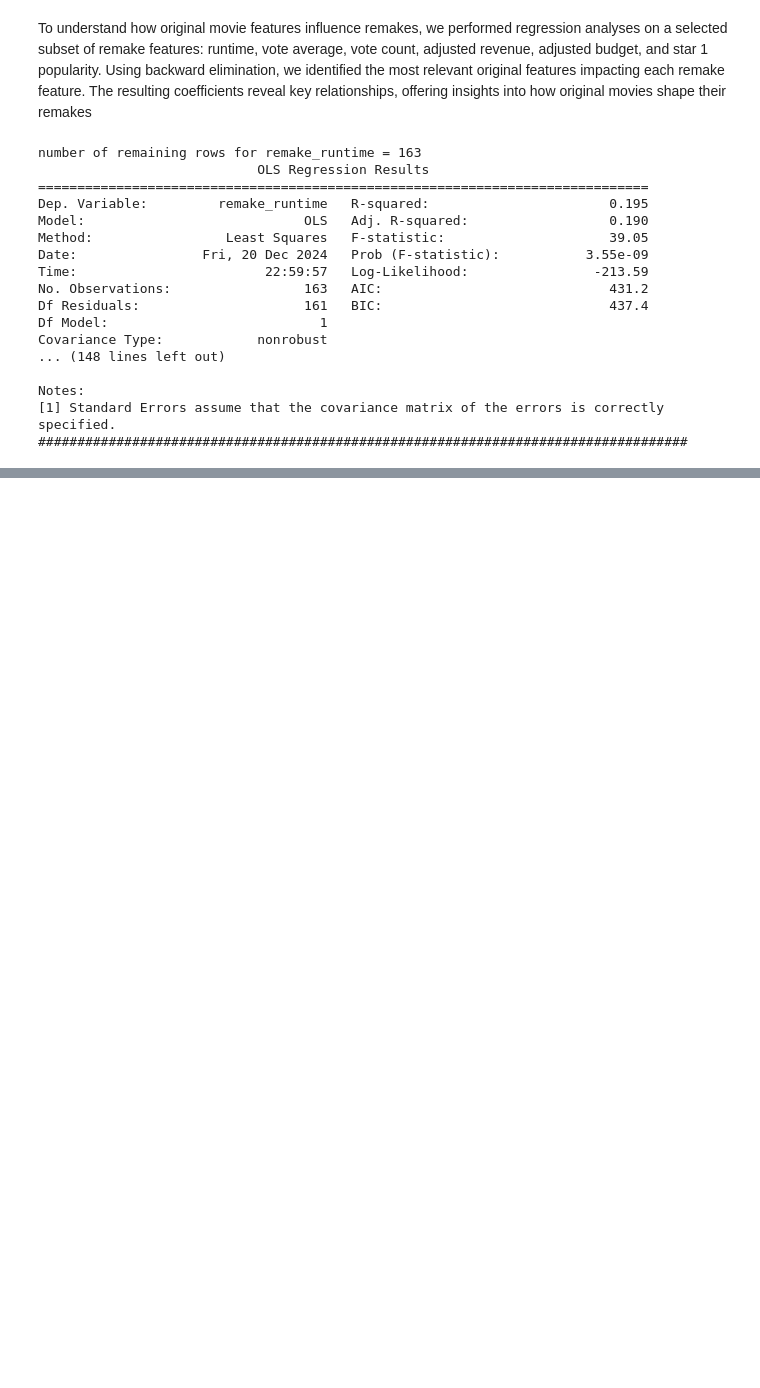
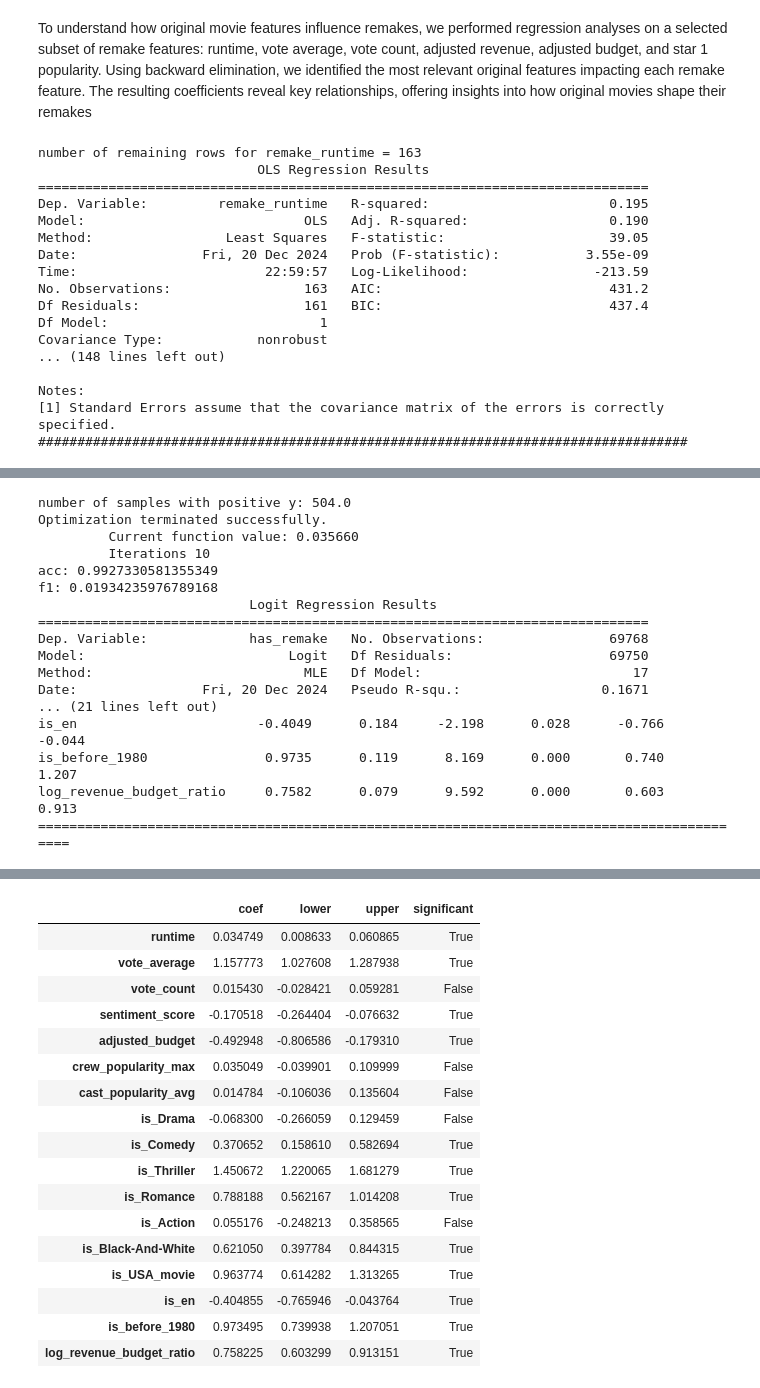
Before and after one commit to epfl-ada/ada-2024-project-madayam, a Jupyter notebook: result_methods.ipynb, the cells around one changed output, grey strips where cells are left out. Drawn from its saved outputs; the diff is of its cells as text; code cells hidden in the pictures; blank space fills up the shorter version.

Commit message:
merge methods

```diff
--- a/result_methods.ipynb
+++ b/result_methods.ipynb
@@ -578,0 +727,3 @@ Notes:
+# %%
+df_movies['is_before_1980'] = 1 - df_movies['year_interval_1990-1999'] - df_movies['year_interval_2000-2009'] - df_movies['year_interval_2010-2021'] - df_movies['year_interval_1980-1989']
+df_movies.drop(columns=[col for col in df_movies.columns if col.startswith('year_interval')], inplace=True)
@@ -578,0 +732,6 @@ Notes:
+# %%
+df_movies['log_revenue_budget_ratio'] = np.log(df_movies['adjusted_revenue']) - np.log(df_movies['adjusted_budget'])
+df_movies.drop(columns=['adjusted_revenue'], inplace=True)
+# %%
+for col in df_movies.columns:
+    df_movies[col] = df_movies[col].astype(float)
@@ -578,0 +740,17 @@ Notes:
+# %%
+
+cols = list(df_movies.columns)
+cat_cols = []
+non_cat_cols = []
+for col in cols:
+    col = col.strip()
+    if col.startswith('is') or col.startswith('year') or col in ['has_remake', 'adult']:
+        cat_cols.append(col)
+    else:
+        non_cat_cols.append(col)
+
+sc_ = StandardScaler()
+df_movies.loc[:, non_cat_cols] = sc_.fit_transform(df_movies[non_cat_cols])
+for col in non_cat_cols:
+    df_movies.loc[df_movies[col].isna(), col] = 0
+df_movies.dropna(inplace=True)
@@ -578,0 +761,21 @@ Notes:
+# %%
+has_model = regress(df_movies, has_remake=True)
+plot_significance_plotly_regression_all(has_model, 'has_remake.html', 'Coefficients and Confidence Intervals for Having Remake')
+# %% [output]
+number of samples with positive y: 504.0
+Optimization terminated successfully.
+         Current function value: 0.035660
+         Iterations 10
+acc: 0.9927330581355349
+f1: 0.01934235976789168
+                           Logit Regression Results
+==============================================================================
+Dep. Variable:             has_remake   No. Observations:                69768
+Model:                          Logit   Df Residuals:                    69750
+Method:                           MLE   Df Model:                           17
+Date:                Fri, 20 Dec 2024   Pseudo R-squ.:                  0.1671
+... (21 lines left out)
+is_en                       -0.4049      0.184     -2.198      0.028      -0.766      -0.044
+is_before_1980               0.9735      0.119      8.169      0.000       0.740       1.207
+log_revenue_budget_ratio     0.7582      0.079      9.592      0.000       0.603       0.913
+============================================================================================
@@ -578,0 +783,18 @@ Notes:
+|  | coef | lower | upper | significant |
+| runtime | 0.034749 | 0.008633 | 0.060865 | True |
+| vote_average | 1.157773 | 1.027608 | 1.287938 | True |
+| vote_count | 0.015430 | -0.028421 | 0.059281 | False |
+| sentiment_score | -0.170518 | -0.264404 | -0.076632 | True |
+| adjusted_budget | -0.492948 | -0.806586 | -0.179310 | True |
+| crew_popularity_max | 0.035049 | -0.039901 | 0.109999 | False |
+| cast_popularity_avg | 0.014784 | -0.106036 | 0.135604 | False |
+| is_Drama | -0.068300 | -0.266059 | 0.129459 | False |
+| is_Comedy | 0.370652 | 0.158610 | 0.582694 | True |
+| is_Thriller | 1.450672 | 1.220065 | 1.681279 | True |
+| is_Romance | 0.788188 | 0.562167 | 1.014208 | True |
+| is_Action | 0.055176 | -0.248213 | 0.358565 | False |
+| is_Black-And-White | 0.621050 | 0.397784 | 0.844315 | True |
+| is_USA_movie | 0.963774 | 0.614282 | 1.313265 | True |
+| is_en | -0.404855 | -0.765946 | -0.043764 | True |
+| is_before_1980 | 0.973495 | 0.739938 | 1.207051 | True |
+| log_revenue_budget_ratio | 0.758225 | 0.603299 | 0.913151 | True |
```
Also changed, not shown: parts of 45 cells of this notebook.
